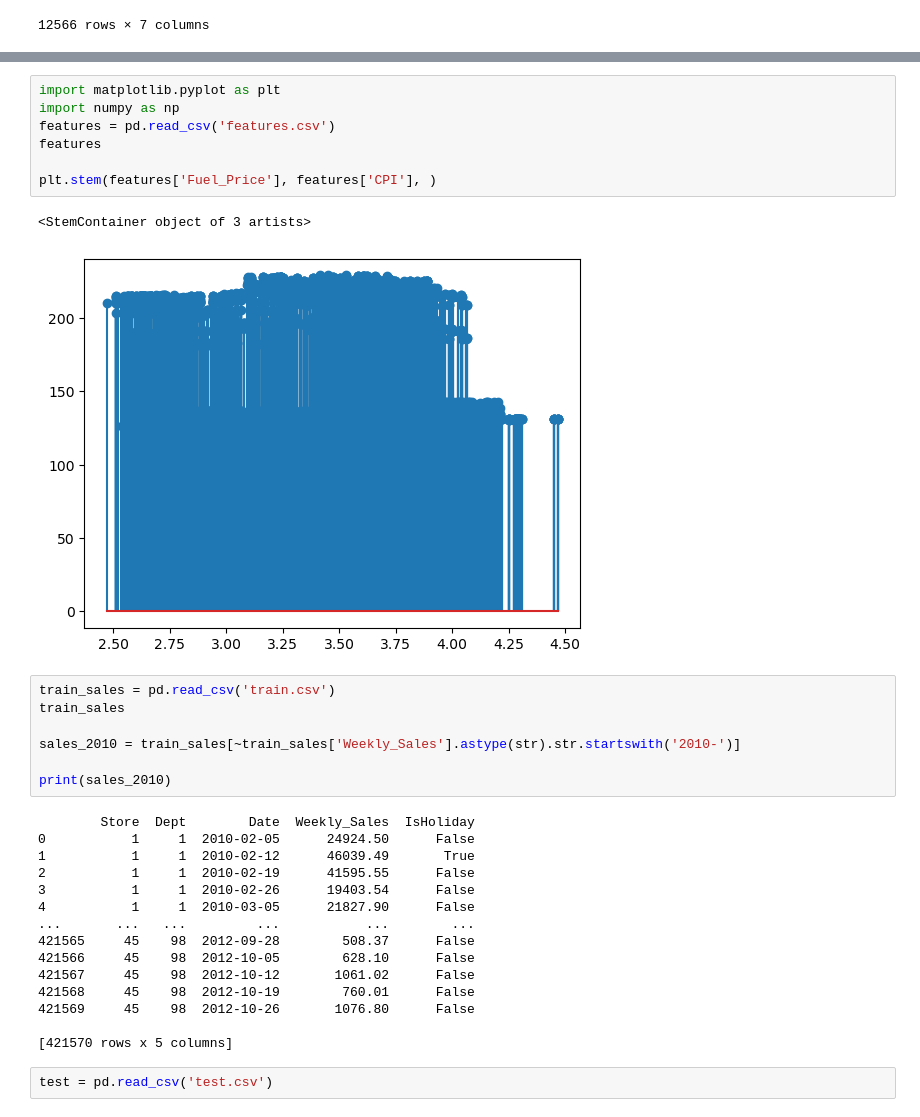
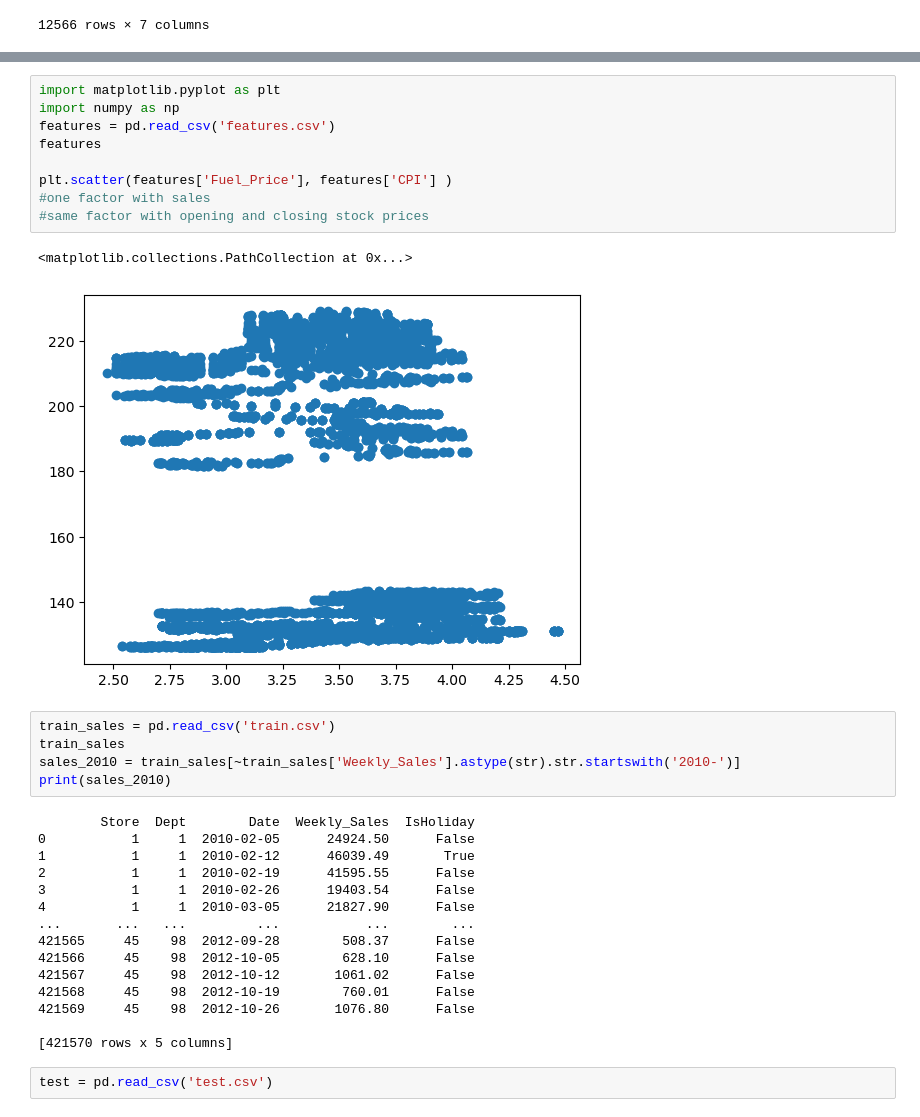
Before and after one commit to Chisholm10/CMSE-202-Project, a Jupyter notebook: FinalPT.ipynb, the cells around one changed output, grey strips where cells are left out. Cells and saved outputs as stored; diff of their text form.

```diff
--- a/FinalPT.ipynb
+++ b/FinalPT.ipynb
@@ -25,19 +35,19 @@ KeyError: "None of [Index(['1972-08-25', '1972-08-28', '1972-08-29', '1972-08-30
 # %%
 import matplotlib.pyplot as plt
 import numpy as np
 features = pd.read_csv('features.csv')
 features
 
-plt.stem(features['Fuel_Price'], features['CPI'], )
+plt.scatter(features['Fuel_Price'], features['CPI'] )
+#one factor with sales
+#same factor with opening and closing stock prices
 # %% [output]
-<StemContainer object of 3 artists>
+<matplotlib.collections.PathCollection at 0x...>
-[figure, old version]
+[figure, new version]
 # %%
 train_sales = pd.read_csv('train.csv')
 train_sales
-
 sales_2010 = train_sales[~train_sales['Weekly_Sales'].astype(str).str.startswith('2010-')]
-
 print(sales_2010)
 # %% [output]
         Store  Dept        Date  Weekly_Sales  IsHoliday
```
Also changed, not shown: parts of 14 cells of this notebook.
